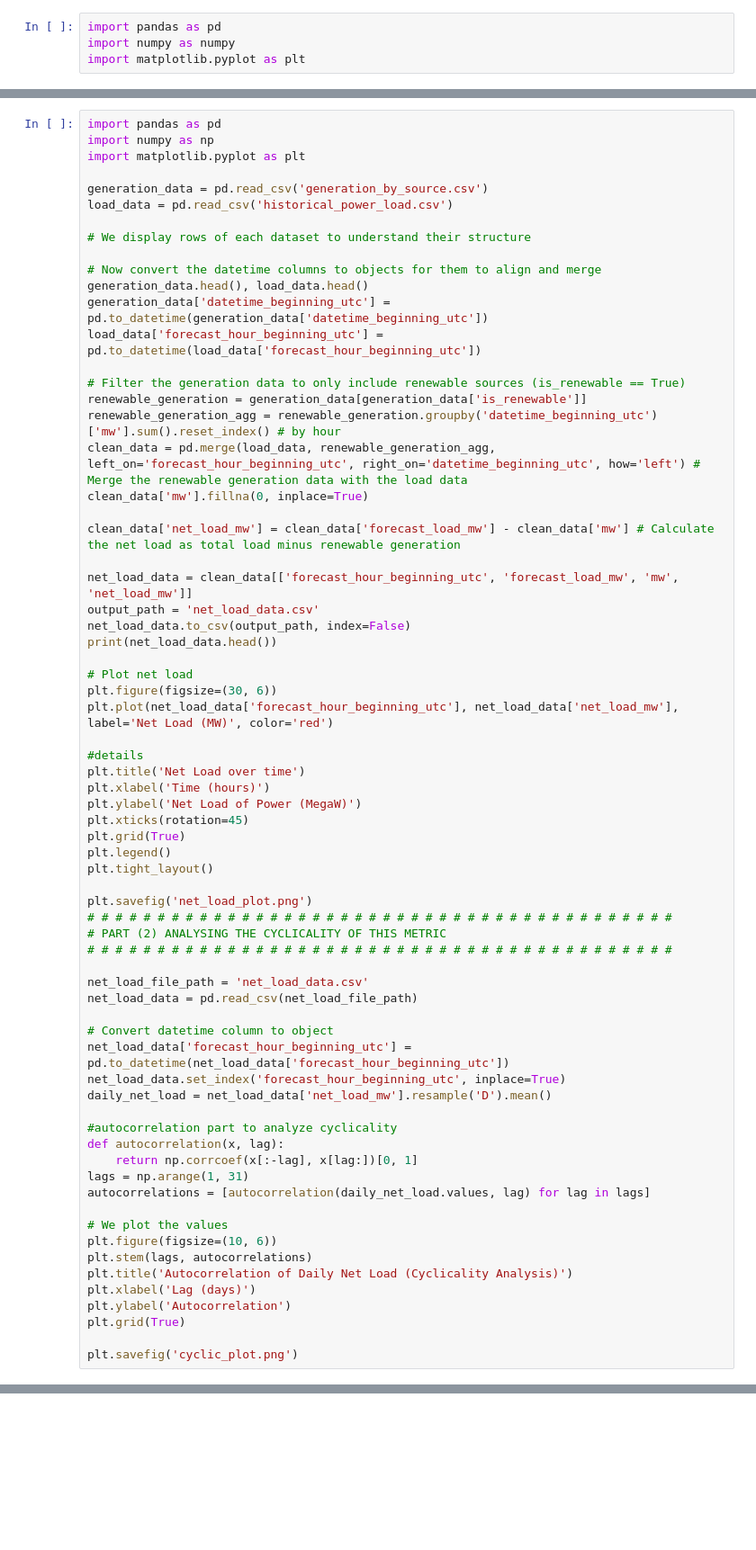
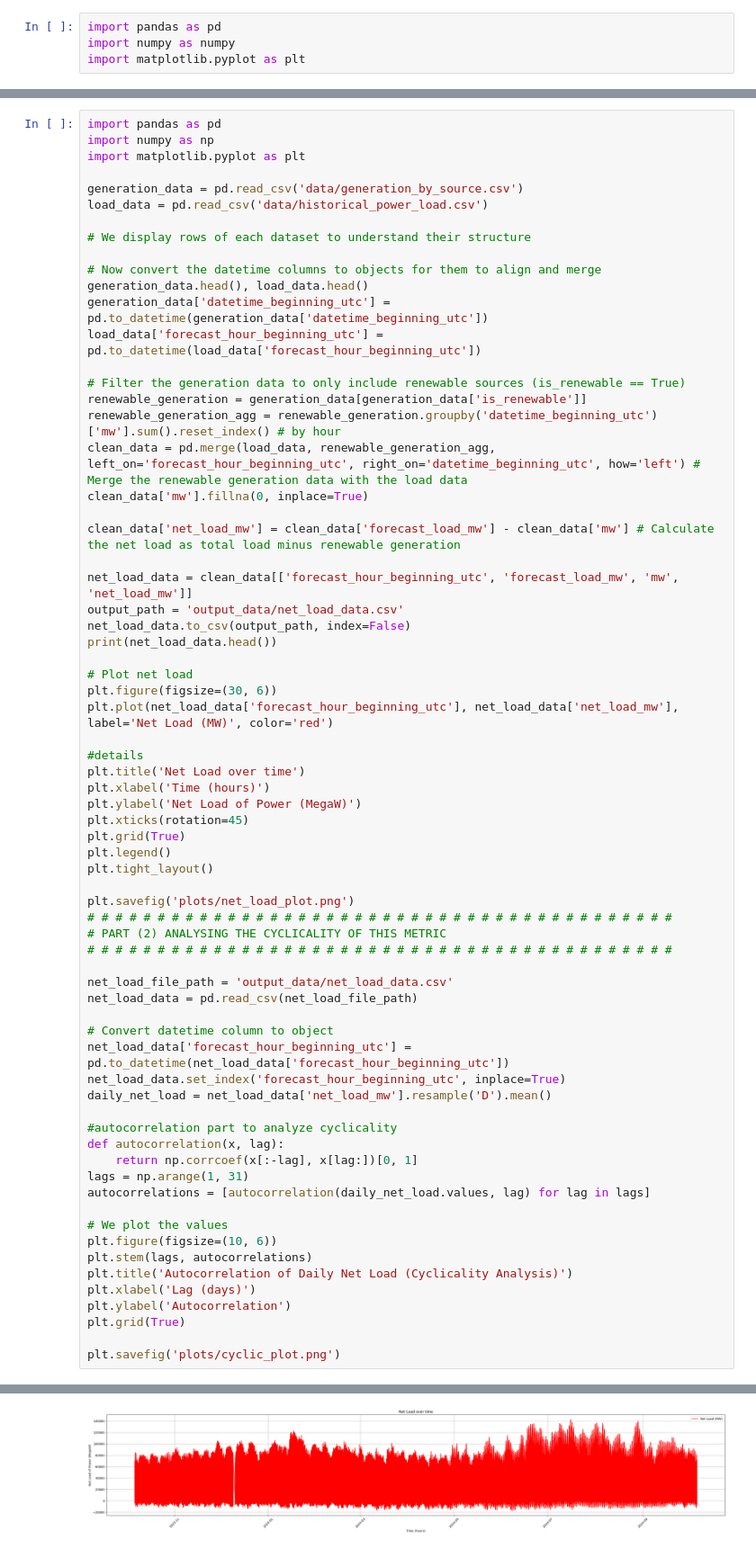
Before and after one commit to AdeebK1129/CFT_NME_Energy_Analysis, a Jupyter notebook: energy.ipynb, the cells around one changed output, grey strips where cells are left out. Shown: that part at 90% size. Cells and saved outputs as stored; diff of their text form; blank space fills up the shorter version.

Commit message:
organize and header md data descriptions

```diff
--- a/energy.ipynb
+++ b/energy.ipynb
@@ -106,8 +199,8 @@ import pandas as pd
 import numpy as np
 import matplotlib.pyplot as plt
 
-generation_data = pd.read_csv('generation_by_source.csv')
-load_data = pd.read_csv('historical_power_load.csv')
+generation_data = pd.read_csv('data/generation_by_source.csv')
+load_data = pd.read_csv('data/historical_power_load.csv')
 
 # We display rows of each dataset to understand their structure
 
@@ -125,7 +218,7 @@ clean_data['mw'].fillna(0, inplace=True)
 clean_data['net_load_mw'] = clean_data['forecast_load_mw'] - clean_data['mw'] # Calculate the net load as total load minus renewable generation
 
 net_load_data = clean_data[['forecast_hour_beginning_utc', 'forecast_load_mw', 'mw', 'net_load_mw']]
-output_path = 'net_load_data.csv'
+output_path = 'output_data/net_load_data.csv'
 net_load_data.to_csv(output_path, index=False)
 print(net_load_data.head())
 
@@ -142,12 +235,12 @@ plt.grid(True)
 plt.legend()
 plt.tight_layout()
 
-plt.savefig('net_load_plot.png')
+plt.savefig('plots/net_load_plot.png')
 # # # # # # # # # # # # # # # # # # # # # # # # # # # # # # # # # # # # # # # # # #
 # PART (2) ANALYSING THE CYCLICALITY OF THIS METRIC
 # # # # # # # # # # # # # # # # # # # # # # # # # # # # # # # # # # # # # # # # # #
 
-net_load_file_path = 'net_load_data.csv'
+net_load_file_path = 'output_data/net_load_data.csv'
 net_load_data = pd.read_csv(net_load_file_path)
 
 # Convert datetime column to object
@@ -169,4 +262,5 @@ plt.xlabel('Lag (days)')
 plt.ylabel('Autocorrelation')
 plt.grid(True)
 
-plt.savefig('cyclic_plot.png')
+plt.savefig('plots/cyclic_plot.png')
+# %% [output]
@@ -172,0 +273 @@ plt.savefig('cyclic_plot.png')
+[figure, added]
```
Also changed, not shown: parts of 13 cells of this notebook, 9 other files.
